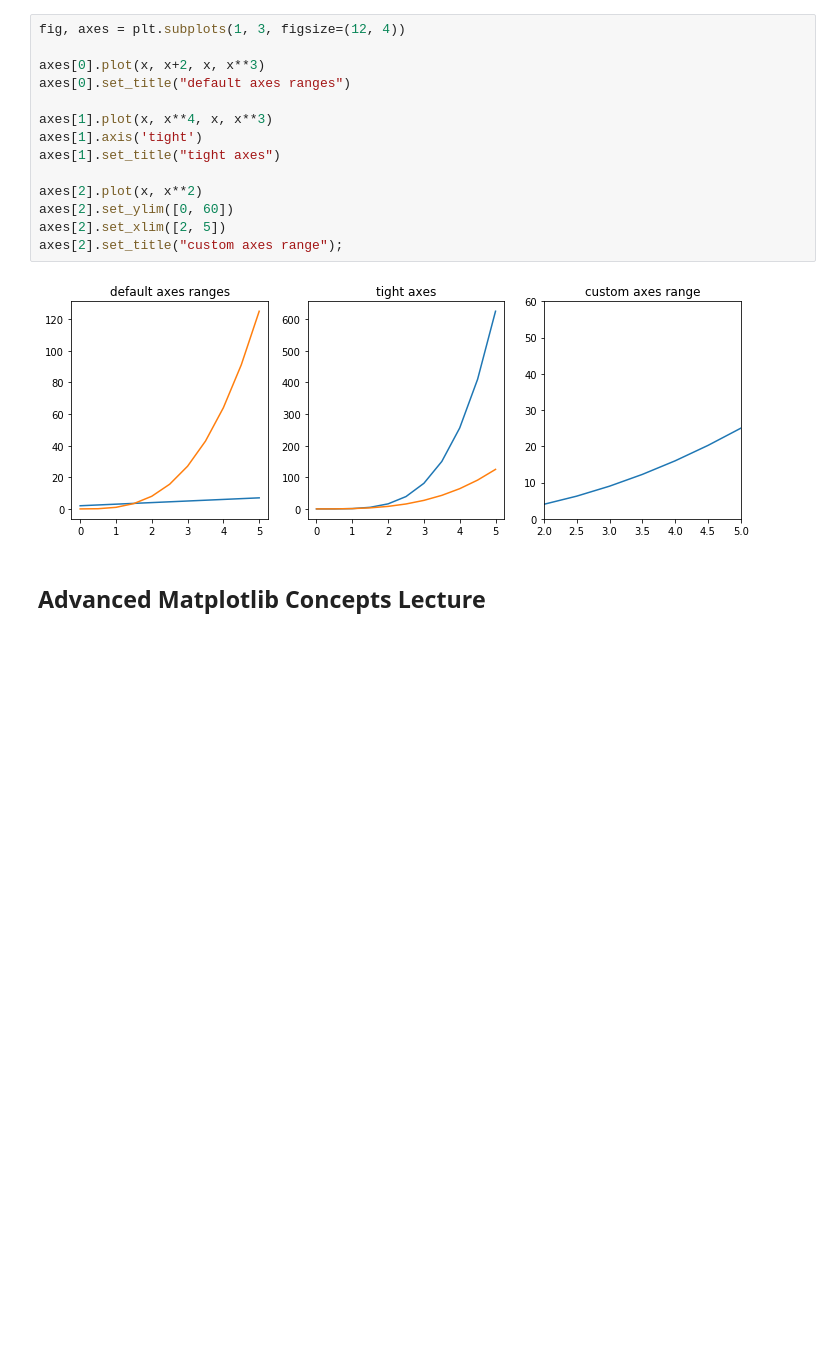
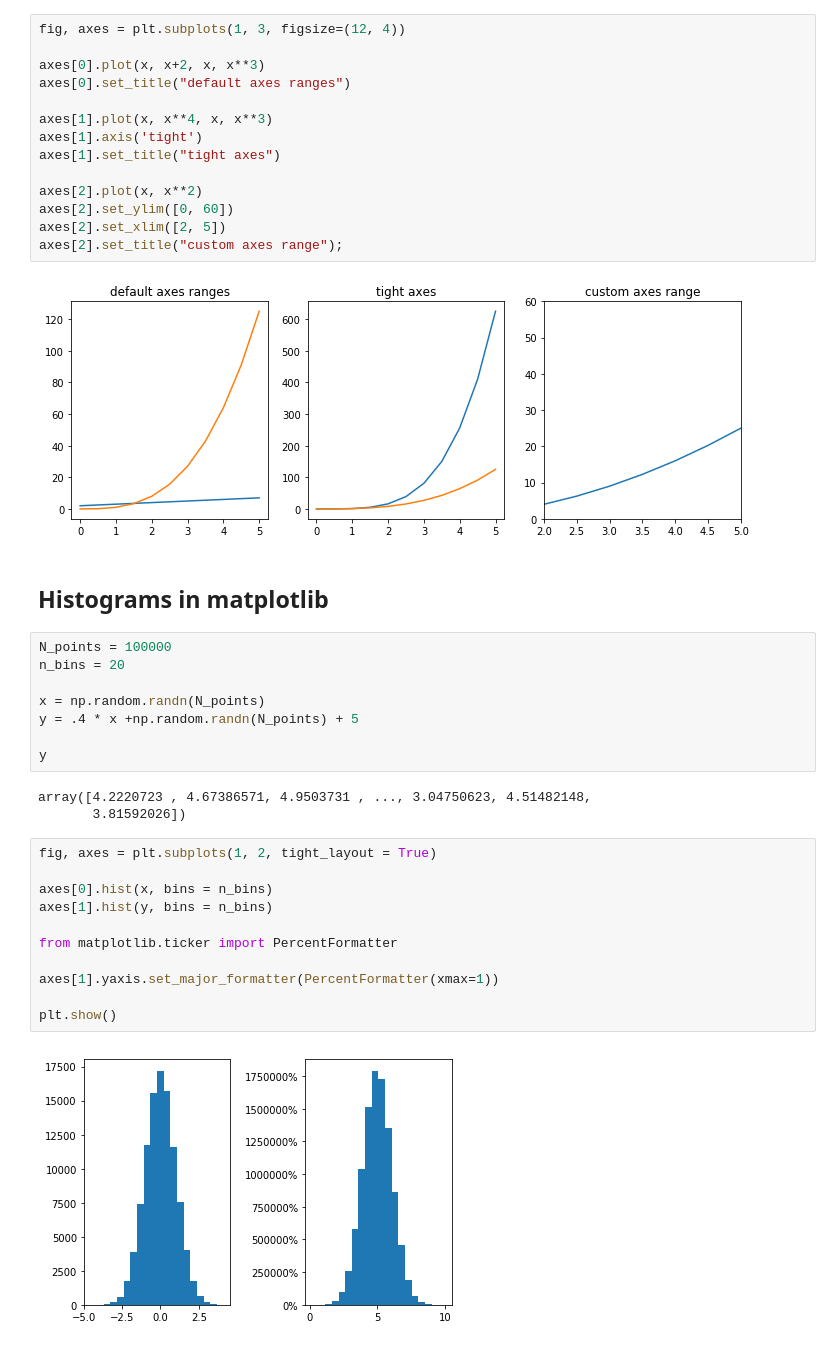
Before and after one commit to aakashvarma/Machine-Learning-Assignments, a Jupyter notebook: #0 Data visualisation/Untitled.ipynb, the cells around one changed output. Drawn from its saved outputs; the diff is of its cells as text; blank space fills up the shorter version.

Commit message:
Histogram and scatter

```diff
--- a/#0 Data visualisation/Untitled.ipynb
+++ b/#0 Data visualisation/Untitled.ipynb
@@ -125,5 +125,29 @@ axes[2].set_xlim([2, 5])
 axes[2].set_title("custom axes range");
 # %% [output]
 [figure]
-# %% [markdown]
-## Advanced Matplotlib Concepts Lecture
+# %% [markdown]
+## Histograms in matplotlib
+# %%
+N_points = 100000
+n_bins = 20
+
+x = np.random.randn(N_points)
+y = .4 * x +np.random.randn(N_points) + 5
+
+y
+# %% [output]
+array([4.2220723 , 4.67386571, 4.9503731 , ..., 3.04750623, 4.51482148,
+       3.81592026])
+# %%
+fig, axes = plt.subplots(1, 2, tight_layout = True)
+
+axes[0].hist(x, bins = n_bins)
+axes[1].hist(y, bins = n_bins)
+
+from matplotlib.ticker import PercentFormatter
+
+axes[1].yaxis.set_major_formatter(PercentFormatter(xmax=1))
+
+plt.show()
+# %% [output]
+[figure, added]
```
Also changed, not shown: parts of 4 cells of this notebook.
